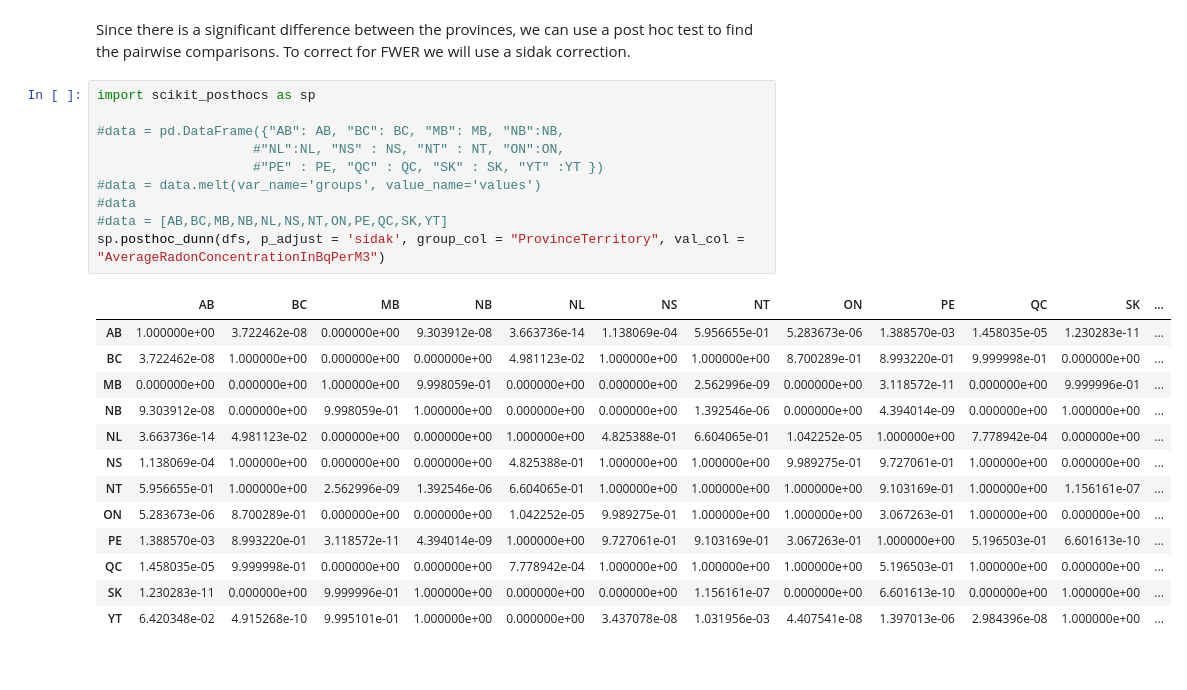
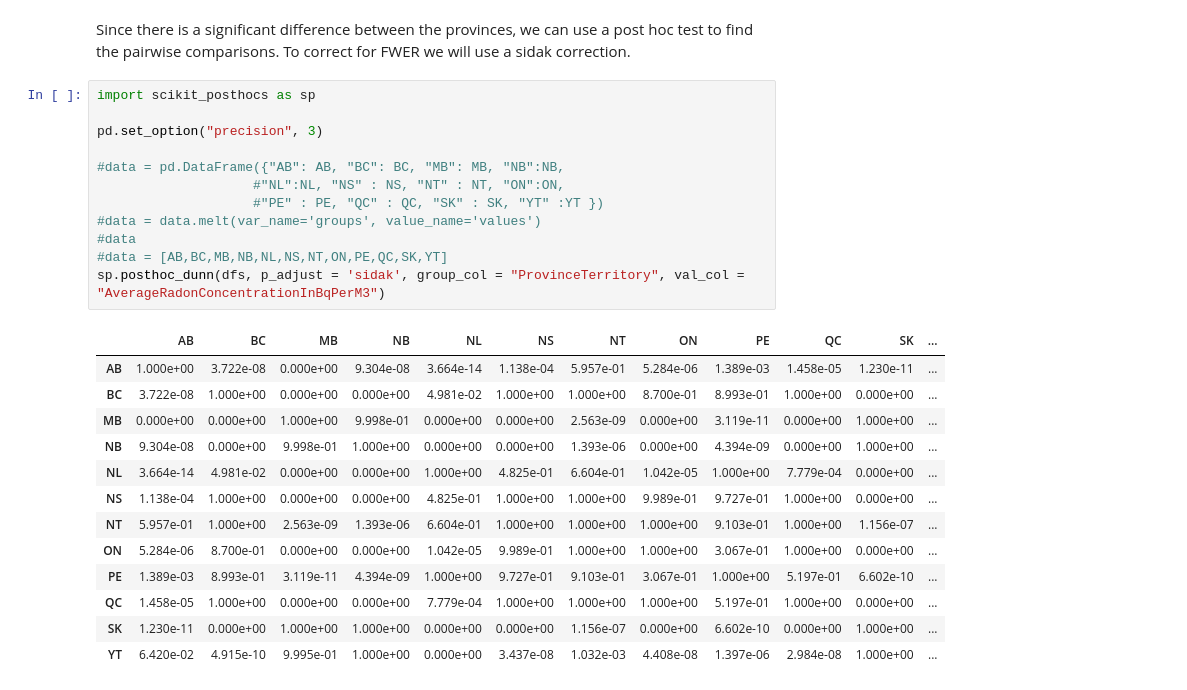
Before and after one commit to StephenStyles/Radon, a Jupyter notebook: PIMS Sample Project.ipynb, the cells around one changed output. Drawn from its saved outputs; the diff is of its cells as text.

```diff
--- a/PIMS Sample Project.ipynb
+++ b/PIMS Sample Project.ipynb
@@ -146,25 +166,27 @@ KruskalResult(statistic=713.8841997074114, pvalue=5.693026989867524e-146)
 Since there is a significant difference between the provinces, we can use a post hoc test to find the pairwise comparisons. To correct for FWER we will use a sidak correction.
 # %%
 import scikit_posthocs as sp
+
+pd.set_option("precision", 3)
 
 #data = pd.DataFrame({"AB": AB, "BC": BC, "MB": MB, "NB":NB,
                     #"NL":NL, "NS" : NS, "NT" : NT, "ON":ON,
                     #"PE" : PE, "QC" : QC, "SK" : SK, "YT" :YT })
 #data = data.melt(var_name='groups', value_name='values')
 #data
 #data = [AB,BC,MB,NB,NL,NS,NT,ON,PE,QC,SK,YT]
 sp.posthoc_dunn(dfs, p_adjust = 'sidak', group_col = "ProvinceTerritory", val_col = "AverageRadonConcentrationInBqPerM3")
 # %% [output]
 |  | AB | BC | MB | NB | NL | NS | NT | ON | PE | QC | SK | ... |
-| AB | 1.000000e+00 | 3.722462e-08 | 0.000000e+00 | 9.303912e-08 | 3.663736e-14 | 1.138069e-04 | 5.956655e-01 | 5.283673e-06 | 1.388570e-03 | 1.458035e-05 | 1.230283e-11 | ... |
-| BC | 3.722462e-08 | 1.000000e+00 | 0.000000e+00 | 0.000000e+00 | 4.981123e-02 | 1.000000e+00 | 1.000000e+00 | 8.700289e-01 | 8.993220e-01 | 9.999998e-01 | 0.000000e+00 | ... |
-| MB | 0.000000e+00 | 0.000000e+00 | 1.000000e+00 | 9.998059e-01 | 0.000000e+00 | 0.000000e+00 | 2.562996e-09 | 0.000000e+00 | 3.118572e-11 | 0.000000e+00 | 9.999996e-01 | ... |
-| NB | 9.303912e-08 | 0.000000e+00 | 9.998059e-01 | 1.000000e+00 | 0.000000e+00 | 0.000000e+00 | 1.392546e-06 | 0.000000e+00 | 4.394014e-09 | 0.000000e+00 | 1.000000e+00 | ... |
-| NL | 3.663736e-14 | 4.981123e-02 | 0.000000e+00 | 0.000000e+00 | 1.000000e+00 | 4.825388e-01 | 6.604065e-01 | 1.042252e-05 | 1.000000e+00 | 7.778942e-04 | 0.000000e+00 | ... |
-| NS | 1.138069e-04 | 1.000000e+00 | 0.000000e+00 | 0.000000e+00 | 4.825388e-01 | 1.000000e+00 | 1.000000e+00 | 9.989275e-01 | 9.727061e-01 | 1.000000e+00 | 0.000000e+00 | ... |
-| NT | 5.956655e-01 | 1.000000e+00 | 2.562996e-09 | 1.392546e-06 | 6.604065e-01 | 1.000000e+00 | 1.000000e+00 | 1.000000e+00 | 9.103169e-01 | 1.000000e+00 | 1.156161e-07 | ... |
-| ON | 5.283673e-06 | 8.700289e-01 | 0.000000e+00 | 0.000000e+00 | 1.042252e-05 | 9.989275e-01 | 1.000000e+00 | 1.000000e+00 | 3.067263e-01 | 1.000000e+00 | 0.000000e+00 | ... |
-| PE | 1.388570e-03 | 8.993220e-01 | 3.118572e-11 | 4.394014e-09 | 1.000000e+00 | 9.727061e-01 | 9.103169e-01 | 3.067263e-01 | 1.000000e+00 | 5.196503e-01 | 6.601613e-10 | ... |
-| QC | 1.458035e-05 | 9.999998e-01 | 0.000000e+00 | 0.000000e+00 | 7.778942e-04 | 1.000000e+00 | 1.000000e+00 | 1.000000e+00 | 5.196503e-01 | 1.000000e+00 | 0.000000e+00 | ... |
-| SK | 1.230283e-11 | 0.000000e+00 | 9.999996e-01 | 1.000000e+00 | 0.000000e+00 | 0.000000e+00 | 1.156161e-07 | 0.000000e+00 | 6.601613e-10 | 0.000000e+00 | 1.000000e+00 | ... |
-| YT | 6.420348e-02 | 4.915268e-10 | 9.995101e-01 | 1.000000e+00 | 0.000000e+00 | 3.437078e-08 | 1.031956e-03 | 4.407541e-08 | 1.397013e-06 | 2.984396e-08 | 1.000000e+00 | ... |
+| AB | 1.000e+00 | 3.722e-08 | 0.000e+00 | 9.304e-08 | 3.664e-14 | 1.138e-04 | 5.957e-01 | 5.284e-06 | 1.389e-03 | 1.458e-05 | 1.230e-11 | ... |
+| BC | 3.722e-08 | 1.000e+00 | 0.000e+00 | 0.000e+00 | 4.981e-02 | 1.000e+00 | 1.000e+00 | 8.700e-01 | 8.993e-01 | 1.000e+00 | 0.000e+00 | ... |
+| MB | 0.000e+00 | 0.000e+00 | 1.000e+00 | 9.998e-01 | 0.000e+00 | 0.000e+00 | 2.563e-09 | 0.000e+00 | 3.119e-11 | 0.000e+00 | 1.000e+00 | ... |
+| NB | 9.304e-08 | 0.000e+00 | 9.998e-01 | 1.000e+00 | 0.000e+00 | 0.000e+00 | 1.393e-06 | 0.000e+00 | 4.394e-09 | 0.000e+00 | 1.000e+00 | ... |
+| NL | 3.664e-14 | 4.981e-02 | 0.000e+00 | 0.000e+00 | 1.000e+00 | 4.825e-01 | 6.604e-01 | 1.042e-05 | 1.000e+00 | 7.779e-04 | 0.000e+00 | ... |
+| NS | 1.138e-04 | 1.000e+00 | 0.000e+00 | 0.000e+00 | 4.825e-01 | 1.000e+00 | 1.000e+00 | 9.989e-01 | 9.727e-01 | 1.000e+00 | 0.000e+00 | ... |
+| NT | 5.957e-01 | 1.000e+00 | 2.563e-09 | 1.393e-06 | 6.604e-01 | 1.000e+00 | 1.000e+00 | 1.000e+00 | 9.103e-01 | 1.000e+00 | 1.156e-07 | ... |
+| ON | 5.284e-06 | 8.700e-01 | 0.000e+00 | 0.000e+00 | 1.042e-05 | 9.989e-01 | 1.000e+00 | 1.000e+00 | 3.067e-01 | 1.000e+00 | 0.000e+00 | ... |
+| PE | 1.389e-03 | 8.993e-01 | 3.119e-11 | 4.394e-09 | 1.000e+00 | 9.727e-01 | 9.103e-01 | 3.067e-01 | 1.000e+00 | 5.197e-01 | 6.602e-10 | ... |
+| QC | 1.458e-05 | 1.000e+00 | 0.000e+00 | 0.000e+00 | 7.779e-04 | 1.000e+00 | 1.000e+00 | 1.000e+00 | 5.197e-01 | 1.000e+00 | 0.000e+00 | ... |
+| SK | 1.230e-11 | 0.000e+00 | 1.000e+00 | 1.000e+00 | 0.000e+00 | 0.000e+00 | 1.156e-07 | 0.000e+00 | 6.602e-10 | 0.000e+00 | 1.000e+00 | ... |
+| YT | 6.420e-02 | 4.915e-10 | 9.995e-01 | 1.000e+00 | 0.000e+00 | 3.437e-08 | 1.032e-03 | 4.408e-08 | 1.397e-06 | 2.984e-08 | 1.000e+00 | ... |
```
Also changed, not shown: parts of 6 cells of this notebook.
